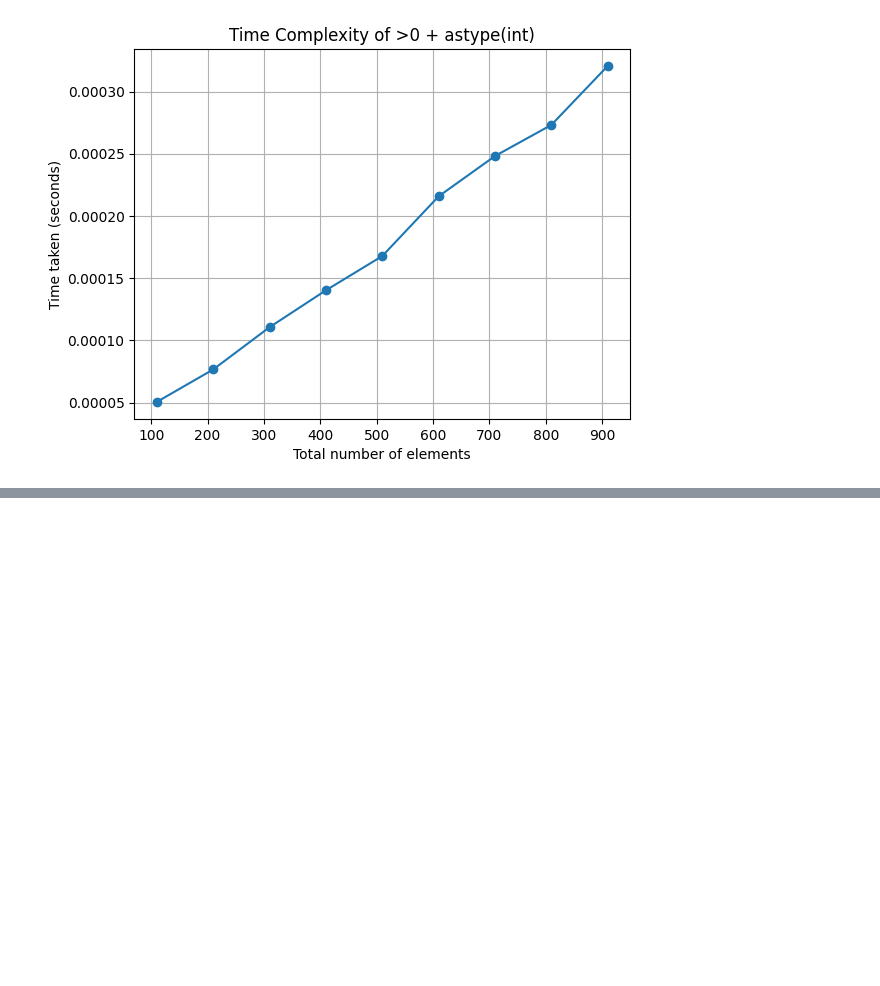
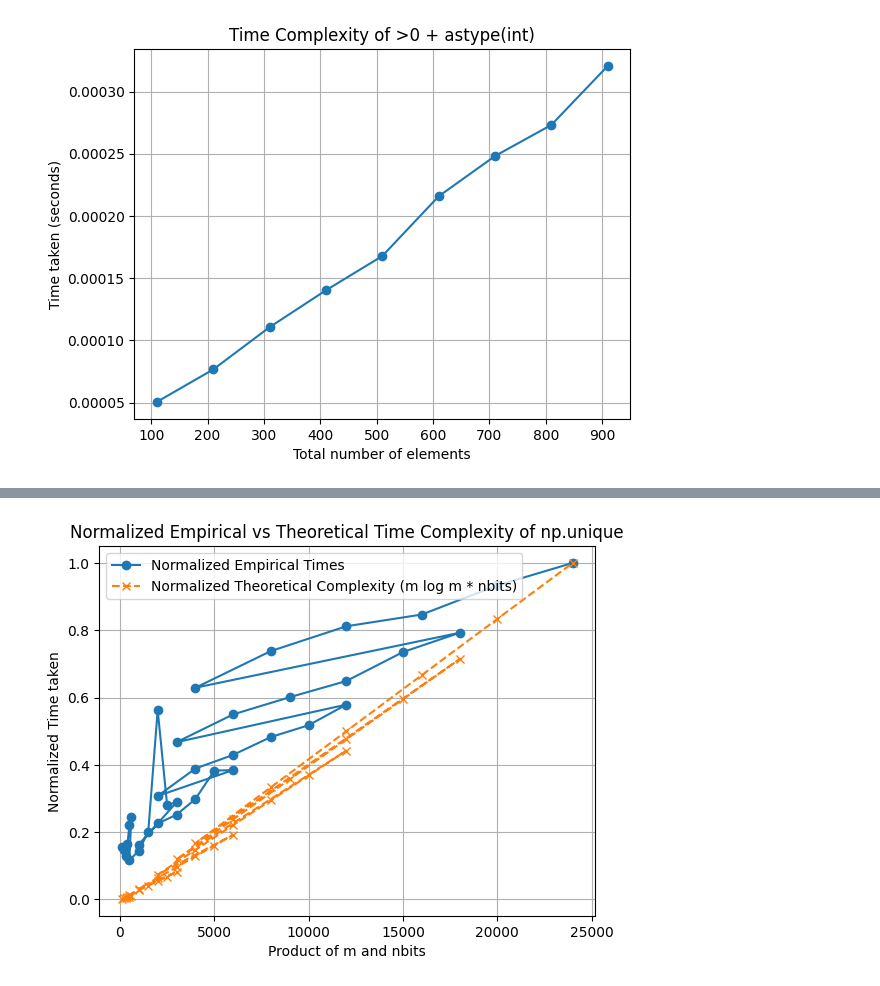
Before and after one commit to AntoDeca1/LSH_implementations, a Jupyter notebook: time_complexities.ipynb, the cells around one changed output, grey strips where cells are left out. Saved outputs shown, nothing was run; the diff lists cells and outputs as text; code cells hidden in the pictures; blank space fills up the shorter version.

```diff
--- a/time_complexities.ipynb
+++ b/time_complexities.ipynb
@@ -266,0 +348,59 @@ plt.show()
+# %%
+import numpy as np
+import time
+import matplotlib.pyplot as plt
+from tqdm import tqdm
+
+
+def measure_unique_time(matrix):
+    start_time = time.time()
+    unique_rows = np.unique(matrix, axis=0)
+    end_time = time.time()
+    return end_time - start_time
+
+
+# Different sizes for testing
+m_values = [10, 50, 100, 200, 300, 400]
+nbits_values = [10, 20, 30, 40, 50, 60]
+trials = 10
+empirical_times = []
+theoretical_times = []
+
+# Measure time for each combination of m and nbits
+for m in m_values:
+    for nbits in nbits_values:
+        temp_times = []
+        for _ in tqdm(range(trials)):
+            matrix = np.random.randint(0, 2, size=(m, nbits))
+            time_taken = measure_unique_time(matrix)
+            temp_times.append(time_taken)
+        avg_time = np.mean(temp_times)
+        empirical_times.append((m, nbits, avg_time))
+        # Calculate the theoretical complexity
+        theoretical_time = m * np.log(m) * nbits
+        theoretical_times.append((m, nbits, theoretical_time))
+
+# Normalize the times for comparison
+empirical_m_nbits_product = [m * nbits for m, nbits, _ in empirical_times]
+empirical_avg_times = [time for _, _, time in empirical_times]
+theoretical_m_nbits_product = [m * nbits for m, nbits, _ in theoretical_times]
+theoretical_values = [time for _, _, time in theoretical_times]
+
+# Normalize the times to the same scale
+max_empirical_time = max(empirical_avg_times)
+max_theoretical_value = max(theoretical_values)
+
+normalized_empirical_times = [time / max_empirical_time for time in empirical_avg_times]
+normalized_theoretical_values = [time / max_theoretical_value for time in theoretical_values]
+
+plt.plot(empirical_m_nbits_product, normalized_empirical_times, marker='o', label='Normalized Empirical Times')
+plt.plot(theoretical_m_nbits_product, normalized_theoretical_values, marker='x', linestyle='--',
+         label='Normalized Theoretical Complexity (m log m * nbits)')
+plt.xlabel('Product of m and nbits')
+plt.ylabel('Normalized Time taken')
+plt.title('Normalized Empirical vs Theoretical Time Complexity of np.unique')
+plt.legend()
+plt.grid(True)
+plt.show()
+# %% [output]
+[figure, added]
```
Also changed, not shown: parts of 10 cells of this notebook, 3 other files.
